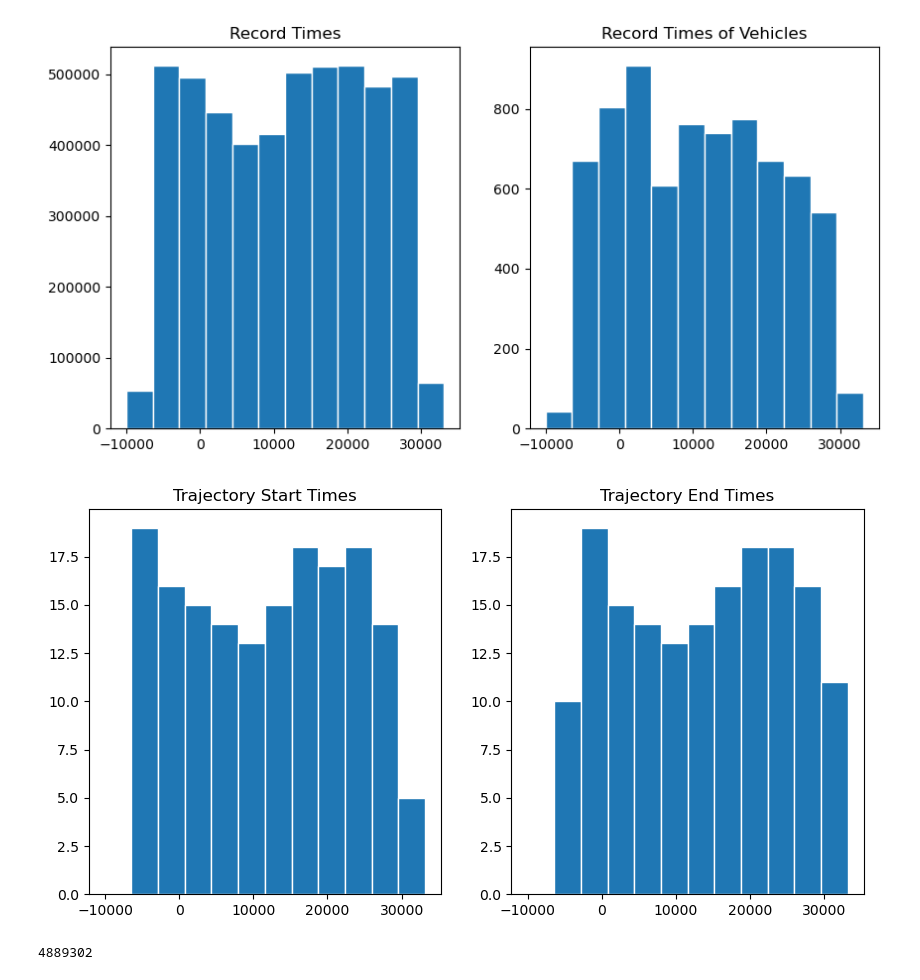
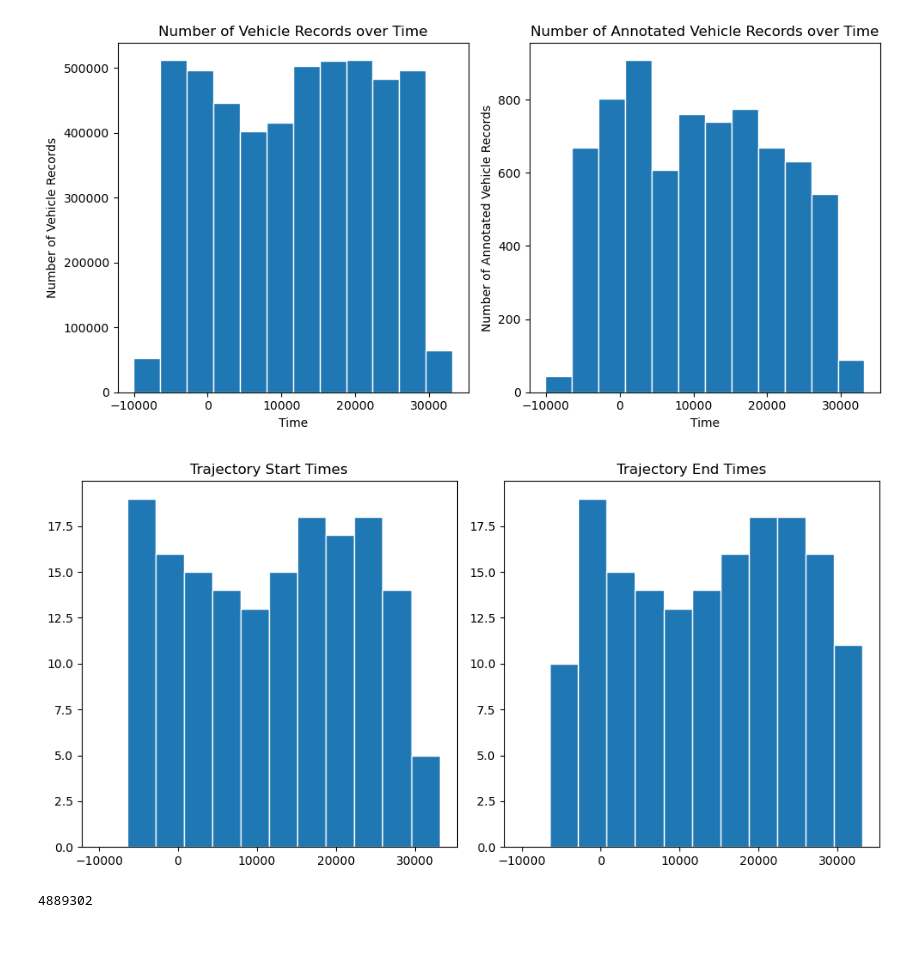
Before and after one commit to manuelck99/bachelors-thesis, a Jupyter notebook: bachelors_thesis/notebook/records_and_trajectories.ipynb, the cells around one changed output. Drawn from its saved outputs; the diff is of its cells as text; code cells hidden in the pictures; blank space fills up the shorter version.

```diff
--- a/bachelors_thesis/notebook/records_and_trajectories.ipynb
+++ b/bachelors_thesis/notebook/records_and_trajectories.ipynb
@@ -8,45 +9,51 @@ data_path = "../../data"
 # %%
 ## Load records (except features)
 records = list()
-with open(f"{data_path}/dataset/records/records.json", mode="r", encoding="utf-8") as file:
-    for record_id, line in enumerate(file):
+with open(f"{data_path}/dataset/records.json", mode="r", encoding="utf-8") as file:
+    for line in file:
         record = json.loads(line)
         del record["car_feature"]
         del record["plate_feature"]
         del record["plate_text"]
-        record["record_id"] = record_id
         records.append(record)
 # %%
 record_times = np.array([record["time"] for record in records])
 vehicle_record_times = np.array([record["time"] for record in records if record["vehicle_id"] is not None])
 
 # Records extend over 12h
 min_time = record_times.min()  # -10050s
 max_time = record_times.max()  # 33150s
 
 min_vehicle_time = vehicle_record_times.min()  # -9821s
 max_vehicle_time = vehicle_record_times.max()  # 33093s
 
 ## Visualize records distribution over time
 fig, (ax1, ax2) = plt.subplots(1, 2, figsize=(10, 5))
+
 ax1.hist(
     record_times,
     bins=12,
     range=(min_time, max_time),
     edgecolor="white"
 )
-ax1.set_title("Record Times")
+ax1.set_xlabel("Time")
+ax1.set_ylabel("Number of Vehicle Records")
+ax1.set_title("Number of Vehicle Records over Time")
 
 ax2.hist(
     vehicle_record_times,
     bins=12,
     range=(min_time, max_time),
     edgecolor="white"
 )
-ax2.set_title("Record Times of Vehicles")
+ax2.set_xlabel("Time")
+ax2.set_ylabel("Number of Annotated Vehicle Records")
+ax2.set_title("Number of Annotated Vehicle Records over Time")
+
+plt.tight_layout()
 plt.show()
 # %% [output]
-[figure, old version]
+[figure, new version]
 # %%
 ## Load trajectories
 trajectories = []
@@ -83,9 +90,11 @@ ax2.hist(
     edgecolor="white"
 )
 ax2.set_title("Trajectory End Times")
+
+plt.tight_layout()
 plt.show()
 # %% [output]
-[figure, old version]
+[figure, new version]
 # %%
 # No trajectories start before the min record time
 before_min_time_trajectories = [trajectory for trajectory in trajectories if trajectory["start_time"] < min_time]
```
Also changed, not shown: parts of 2 cells of this notebook, 3 other files.
